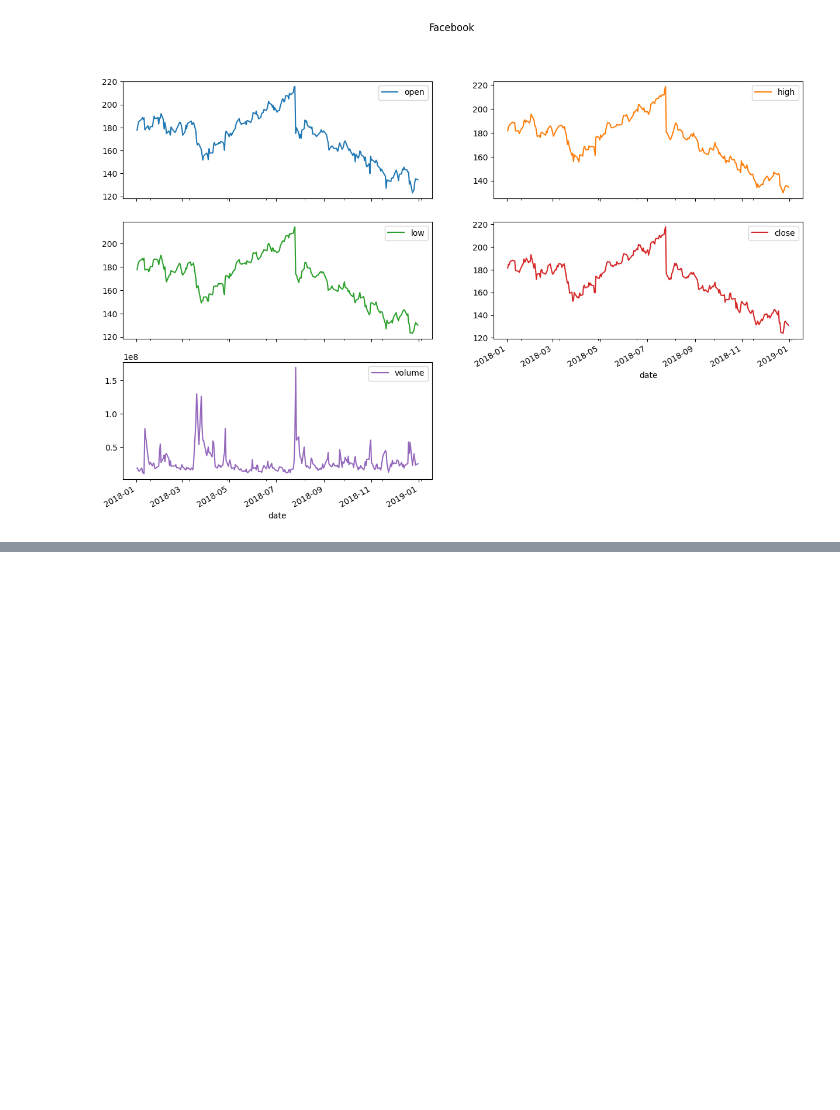
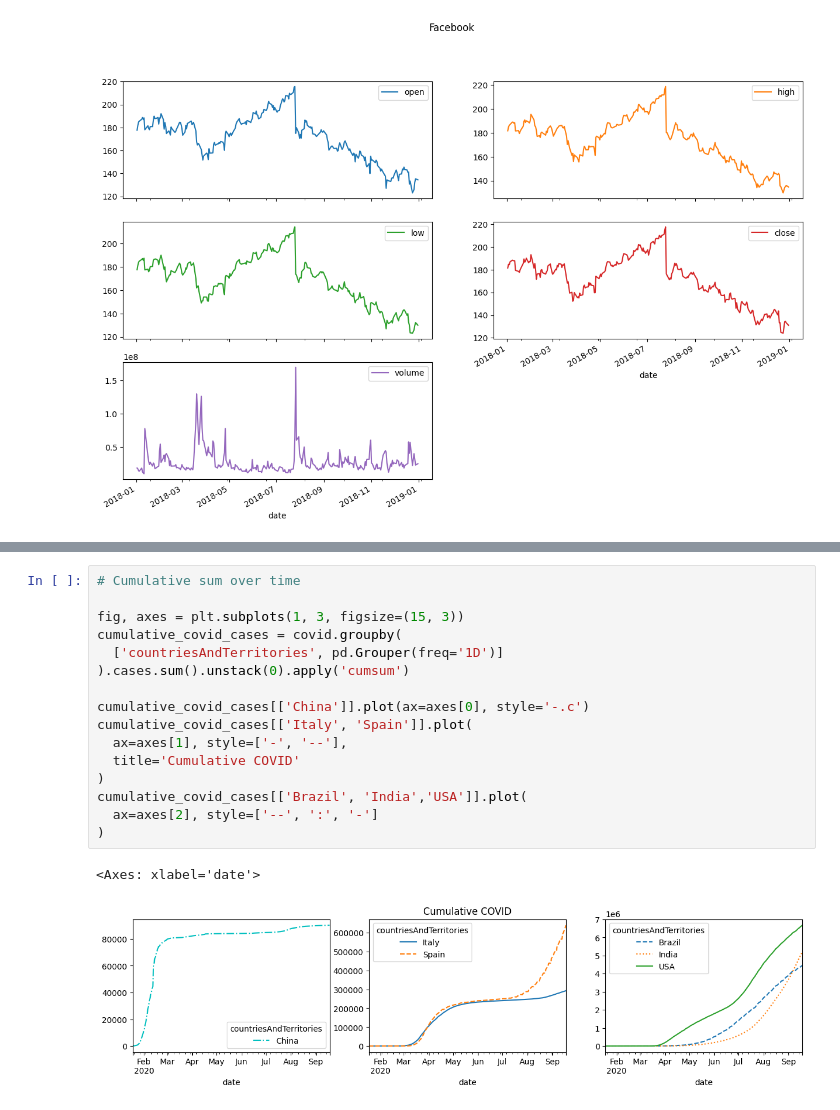
Before and after one commit to roger-mengqiu-chen/DS-learning, a Jupyter notebook: hands-on-da-with-pandas/ch05/2-plotting_with_pandas.ipynb, the cells around one changed output, grey strips where cells are left out. Saved outputs shown, nothing was run; the diff lists cells and outputs as text; blank space fills up the shorter version.

```diff
--- a/hands-on-da-with-pandas/ch05/2-plotting_with_pandas.ipynb
+++ b/hands-on-da-with-pandas/ch05/2-plotting_with_pandas.ipynb
@@ -53,0 +103,19 @@ array([[<Axes: xlabel='date'>, <Axes: xlabel='date'>],
+# %%
+# Cumulative sum over time
+
+fig, axes = plt.subplots(1, 3, figsize=(15, 3))
+cumulative_covid_cases = covid.groupby(
+  ['countriesAndTerritories', pd.Grouper(freq='1D')]
+).cases.sum().unstack(0).apply('cumsum')
+
+cumulative_covid_cases[['China']].plot(ax=axes[0], style='-.c')
+cumulative_covid_cases[['Italy', 'Spain']].plot(
+  ax=axes[1], style=['-', '--'],
+  title='Cumulative COVID'
+)
+cumulative_covid_cases[['Brazil', 'India','USA']].plot(
+  ax=axes[2], style=['--', ':', '-']
+)
+# %% [output]
+<Axes: xlabel='date'>
+[figure, added]
```
Also changed, not shown: parts of 5 cells of this notebook.
